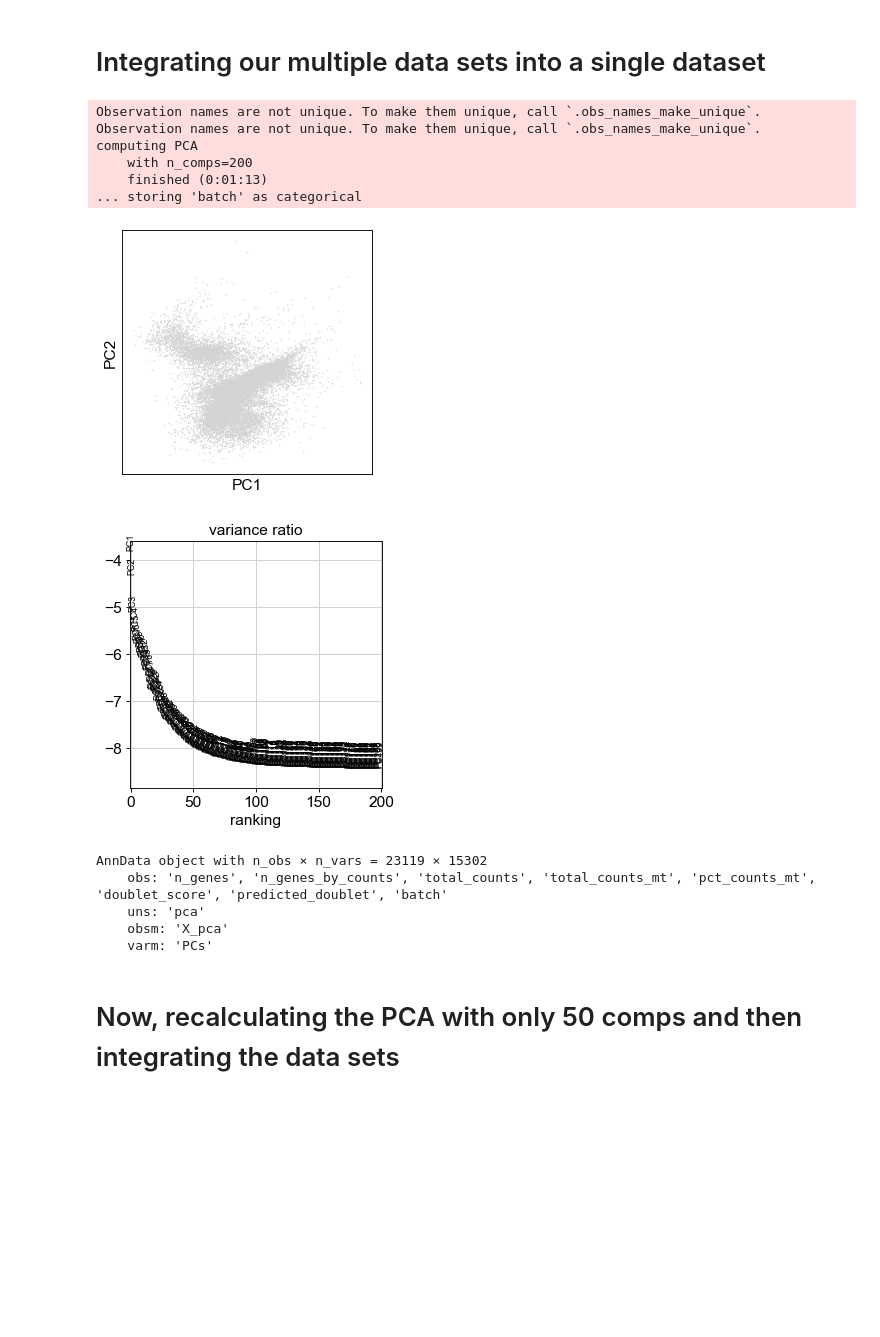
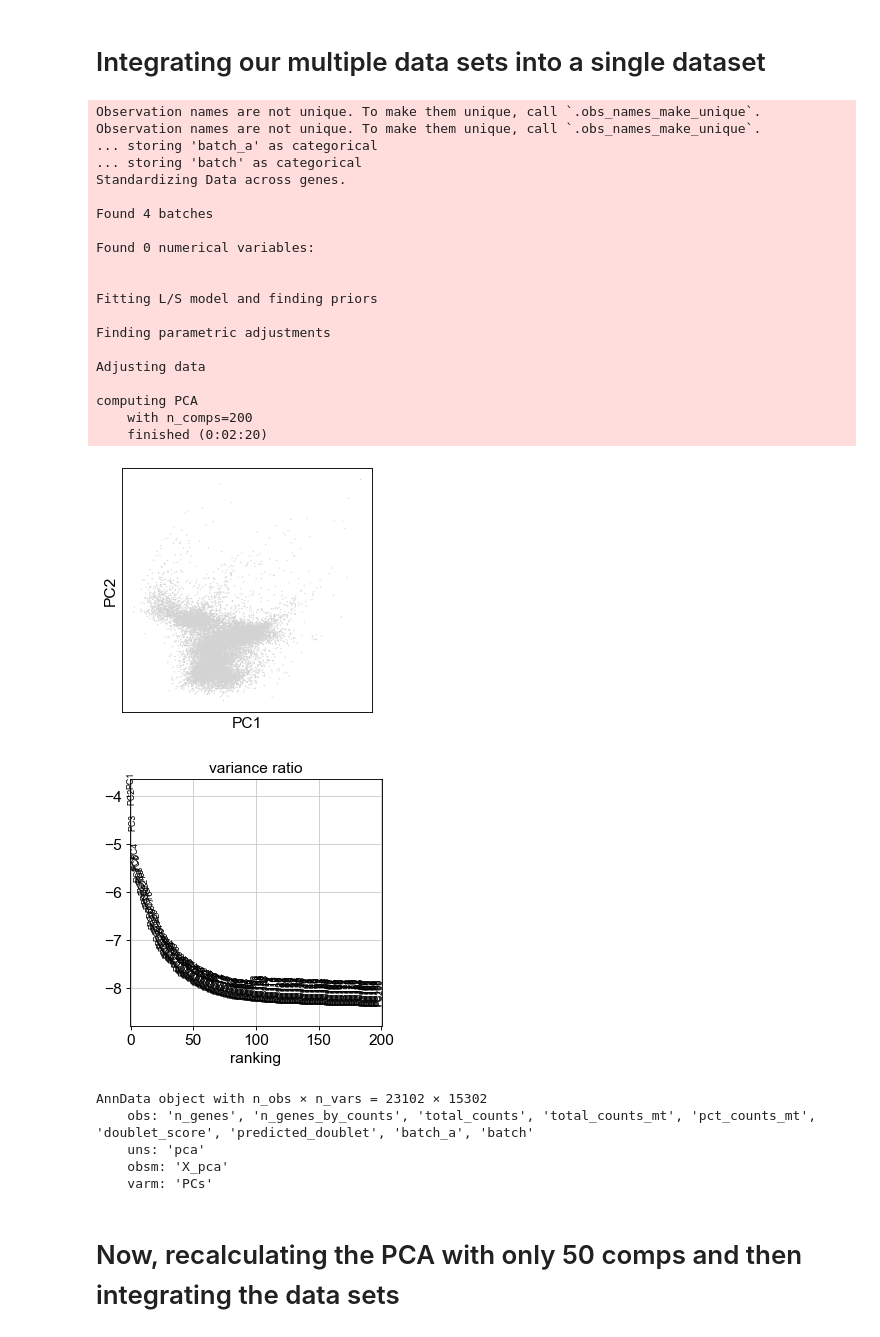
Before and after one commit to agolfinos/Dinh_lab, a Jupyter notebook: MOC2_WTvsK17KO.ipynb, the cells around one changed output. Cells and saved outputs as stored; diff of their text form; code cells hidden in the pictures; blank space fills up the shorter version.

```diff
--- a/MOC2_WTvsK17KO.ipynb
+++ b/MOC2_WTvsK17KO.ipynb
@@ -649,42 +629,63 @@ AnnData object with n_obs × n_vars = 10915 × 18020
 # %%
 #here we are merging our individual data sets into one but retaining
 #their unique identifiers
 
+#specifying all our individual replicates for batch correction
+adata1.obs['batch_a'] = 'WT #1'
+adata2.obs['batch_a'] = 'WT #2'
+adata3.obs['batch_a'] = 'K17KO1'
+adata4.obs['batch_a'] = 'K17KO2'
+
+#specifying group IDs for clustering and plotting UMAP later
 adata1.obs['batch'] = 'WT'
 adata2.obs['batch'] = 'WT'
 adata3.obs['batch'] = 'K17_KO'
 adata4.obs['batch'] = 'K17_KO'
 
+#joining our four data sets into a single data set
 adata_concat = ad.concat([adata1, adata2, adata3, adata4], join='inner')
-#merge='first'
 
-#print("adata_concat")
-#print(adata_concat)
-#print(adata_concat.X)
+#now, removing batch effects using ComBat based on individual replicates
+sc.pp.combat(adata_concat, key='batch_a')
 
-#running the PCA calculation process
+#running the PCA calculation process with 200 PCs
 sc.tl.pca(adata_concat, n_comps=200, svd_solver='arpack', zero_center = False, use_highly_variable=False)
+
 #plotting the PCA data
 sc.pl.pca(adata_concat)
 
-#plotting the pca variance ratios for each of the identified PCAs
+#plotting the pca variance ratios for each of the identified PCs
 sc.pl.pca_variance_ratio(adata_concat, n_pcs = 200, log=True)
 
 #saving the result
 adata_concat.write(results_file)
 
 adata_concat
 # %% [output]
 Observation names are not unique. To make them unique, call `.obs_names_make_unique`.
 Observation names are not unique. To make them unique, call `.obs_names_make_unique`.
+... storing 'batch_a' as categorical
+... storing 'batch' as categorical
+Standardizing Data across genes.
+
+Found 4 batches
+
+Found 0 numerical variables:
+
+
+Fitting L/S model and finding priors
+
+Finding parametric adjustments
+
+Adjusting data
+
 computing PCA
     with n_comps=200
-    finished (0:01:13)
-... storing 'batch' as categorical
+    finished (0:02:20)
-[figure, old version]
+[figure, new version]
-[figure, old version]
+[figure, new version]
-AnnData object with n_obs × n_vars = 23119 × 15302
-    obs: 'n_genes', 'n_genes_by_counts', 'total_counts', 'total_counts_mt', 'pct_counts_mt', 'doublet_score', 'predicted_doublet', 'batch'
+AnnData object with n_obs × n_vars = 23102 × 15302
+    obs: 'n_genes', 'n_genes_by_counts', 'total_counts', 'total_counts_mt', 'pct_counts_mt', 'doublet_score', 'predicted_doublet', 'batch_a', 'batch'
     uns: 'pca'
     obsm: 'X_pca'
     varm: 'PCs'
```
Also changed, not shown: parts of 13 cells of this notebook.
